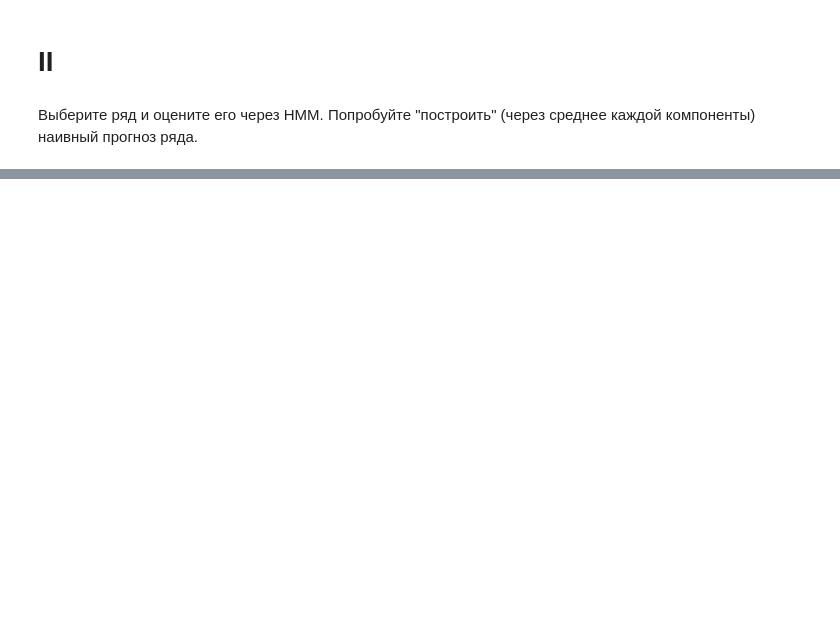
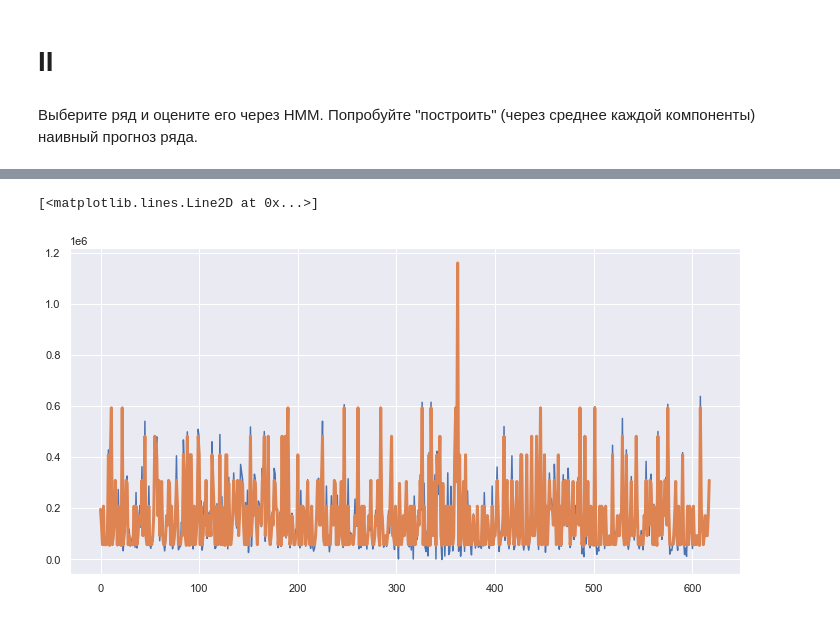
Before and after one commit to HeliosBI/AMLHW_15_mrf, a Jupyter notebook: HW_mrf.ipynb, the cells around one changed output, grey strips where cells are left out. Saved outputs shown, nothing was run; the diff lists cells and outputs as text; code cells hidden in the pictures; blank space fills up the shorter version.

```diff
--- a/HW_mrf.ipynb
+++ b/HW_mrf.ipynb
@@ -90,0 +94,4 @@ print (''.join(s))
+# %%
+series['Invoice Date'] = pd.to_datetime(series['Invoice Date'], errors='coerce')
+# %%
+series = series.loc[:,'Sales']
@@ -90,0 +100,13 @@ print (''.join(s))
+# %%
+values = series.values.reshape(-1,1)
+# %%
+best_score = np.inf
+for n in range(1, 15):
+    model = GaussianHMM(n_components=n,
+                        covariance_type="diag",
+                        n_iter=1000)
+    model.fit(values)
+    print (n, model.score(values))
+    if np.abs(model.score(values)) <= best_score:
+        best_score = np.abs(model.score(values))
+        best_n = n
@@ -90,0 +128,16 @@ print (''.join(s))
+# %%
+model = GaussianHMM(n_components=best_n,
+                        covariance_type="diag",
+                        n_iter=1000)
+model.fit(values)
+labels = model.predict(values)
+means = np.zeros_like(values)
+for i in range(model.n_components):
+    means[labels == i] = model.means_[i]
+
+plt.figure(figsize=(12, 6))
+plt.plot(values)
+plt.plot(means, linewidth=3)
+# %% [output]
+[<matplotlib.lines.Line2D at 0x...>]
+[figure, added]
```
Also changed, not shown: parts of 4 cells of this notebook.
